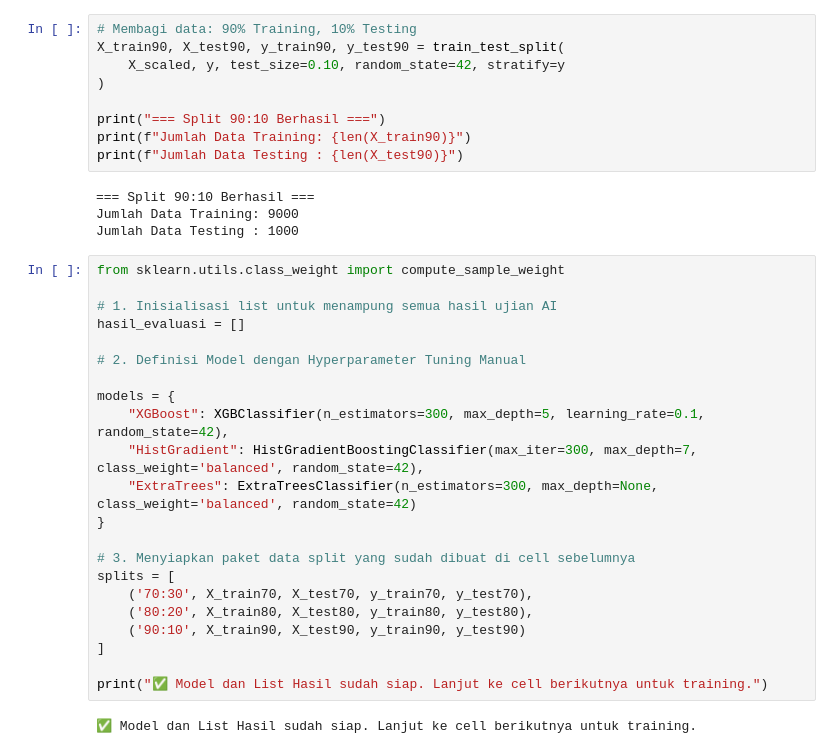
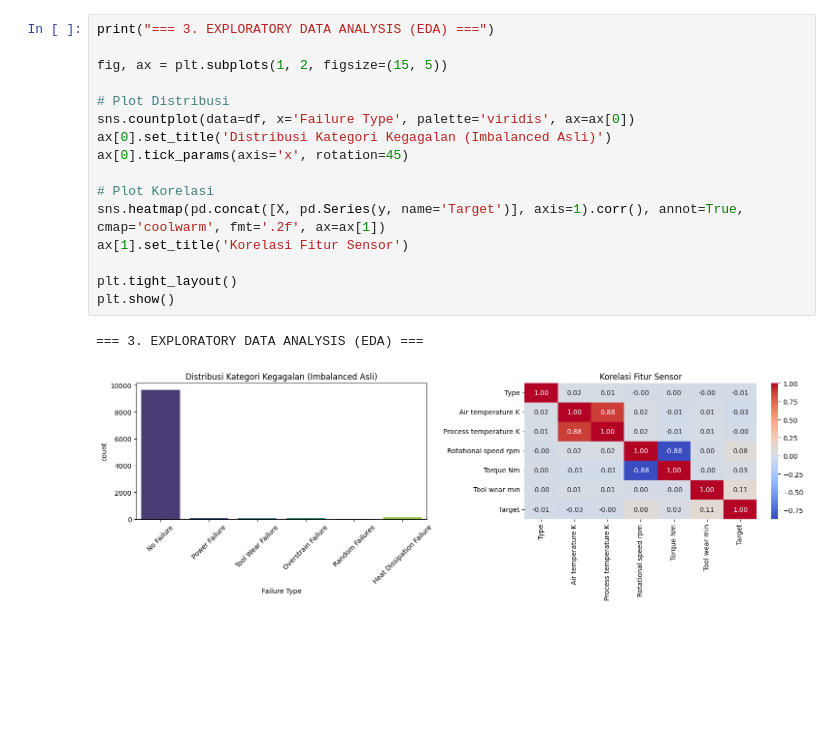
Before and after one commit to RyianDzuhri/machine-learning-f1g123029, a Jupyter notebook: klasifikasi/model_ml_new.ipynb, the cells around one changed output. Cells and saved outputs as stored; diff of their text form; blank space fills up the shorter version.

```diff
--- a/klasifikasi/model_ml_new.ipynb
+++ b/klasifikasi/model_ml_new.ipynb
@@ -160,37 +71,19 @@ Jumlah Data Testing : 2000
-# %%
-# Membagi data: 90% Training, 10% Testing
-X_train90, X_test90, y_train90, y_test90 = train_test_split(
-    X_scaled, y, test_size=0.10, random_state=42, stratify=y
-)
-
-print("=== Split 90:10 Berhasil ===")
-print(f"Jumlah Data Training: {len(X_train90)}")
-print(f"Jumlah Data Testing : {len(X_test90)}")
-# %% [output]
-=== Split 90:10 Berhasil ===
-Jumlah Data Training: 9000
-Jumlah Data Testing : 1000
-# %%
-from sklearn.utils.class_weight import compute_sample_weight
-
-# 1. Inisialisasi list untuk menampung semua hasil ujian AI
-hasil_evaluasi = []
-
-# 2. Definisi Model dengan Hyperparameter Tuning Manual
-
-models = {
-    "XGBoost": XGBClassifier(n_estimators=300, max_depth=5, learning_rate=0.1, random_state=42),
-    "HistGradient": HistGradientBoostingClassifier(max_iter=300, max_depth=7, class_weight='balanced', random_state=42),
-    "ExtraTrees": ExtraTreesClassifier(n_estimators=300, max_depth=None, class_weight='balanced', random_state=42)
-}
-
-# 3. Menyiapkan paket data split yang sudah dibuat di cell sebelumnya
-splits = [
-    ('70:30', X_train70, X_test70, y_train70, y_test70),
-    ('80:20', X_train80, X_test80, y_train80, y_test80),
-    ('90:10', X_train90, X_test90, y_train90, y_test90)
-]
-
-print("✅ Model dan List Hasil sudah siap. Lanjut ke cell berikutnya untuk training.")
-# %% [output]
-✅ Model dan List Hasil sudah siap. Lanjut ke cell berikutnya untuk training.
+# %%
+print("=== 3. EXPLORATORY DATA ANALYSIS (EDA) ===")
+
+fig, ax = plt.subplots(1, 2, figsize=(15, 5))
+
+# Plot Distribusi
+sns.countplot(data=df, x='Failure Type', palette='viridis', ax=ax[0])
+ax[0].set_title('Distribusi Kategori Kegagalan (Imbalanced Asli)')
+ax[0].tick_params(axis='x', rotation=45)
+
+# Plot Korelasi
+sns.heatmap(pd.concat([X, pd.Series(y, name='Target')], axis=1).corr(), annot=True, cmap='coolwarm', fmt='.2f', ax=ax[1])
+ax[1].set_title('Korelasi Fitur Sensor')
+
+plt.tight_layout()
+plt.show()
+# %% [output]
+=== 3. EXPLORATORY DATA ANALYSIS (EDA) ===
+[figure, added]
```
Also changed, not shown: parts of 12 cells of this notebook, 6 other files.
